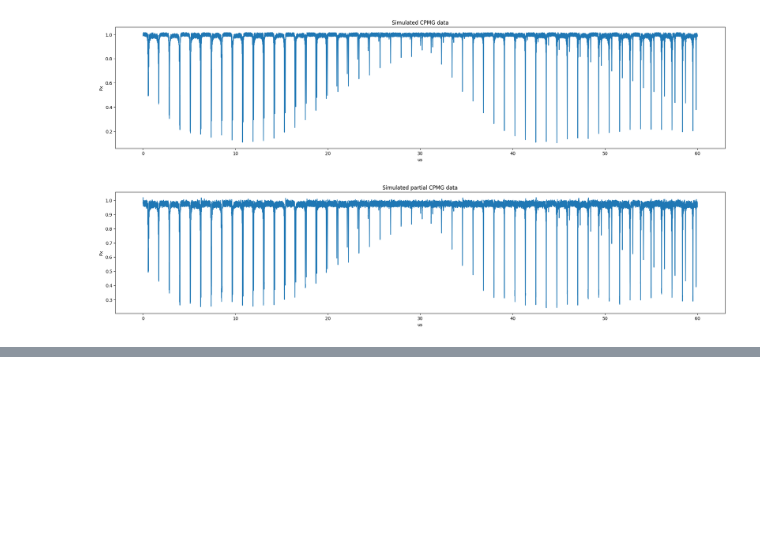
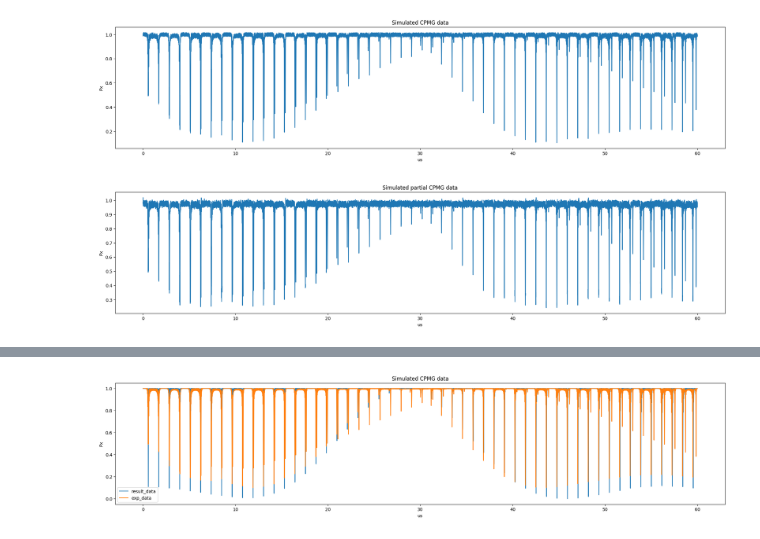
Before and after one commit to Jyunee54/CPMG_Analysis, a Jupyter notebook: test.ipynb, the cells around one changed output, grey strips where cells are left out. Cells and saved outputs as stored; diff of their text form; code cells hidden in the pictures; blank space fills up the shorter version.

```diff
--- a/test.ipynb
+++ b/test.ipynb
@@ -57,0 +243,18 @@ Text(0, 0.5, 'Px')
+# %%
+spin = [[(filtered_results[0][0] + filtered_results[1][0])/2, (filtered_results[0][1] + filtered_results[1][1])/2]]
+# %%
+spin = np.array(spin, dtype=float)
+M_values = M_list_return(time_data*1e-6, WL_VALUE, spin*2*np.pi, 32)
+result_data = (1+M_values) / 2
+# %%
+plt.figure(facecolor='w', figsize=(25, 5))
+plt.plot(time_data, result_data, label='result_data')  # 첫 번째 그래프
+plt.plot(time_data, exp_data, label='exp_data')  # 두 번째 그래프
+
+plt.title('Simulated CPMG data')
+plt.xlabel('us')
+plt.ylabel('Px')
+plt.legend()
+plt.show()
+# %% [output]
+[figure, added]
```
Also changed, not shown: parts of 25 cells of this notebook, 18 other files.
